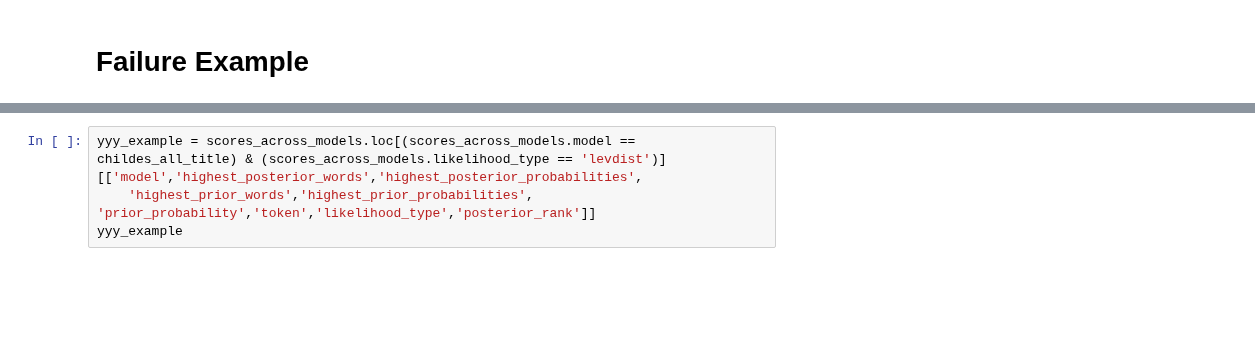
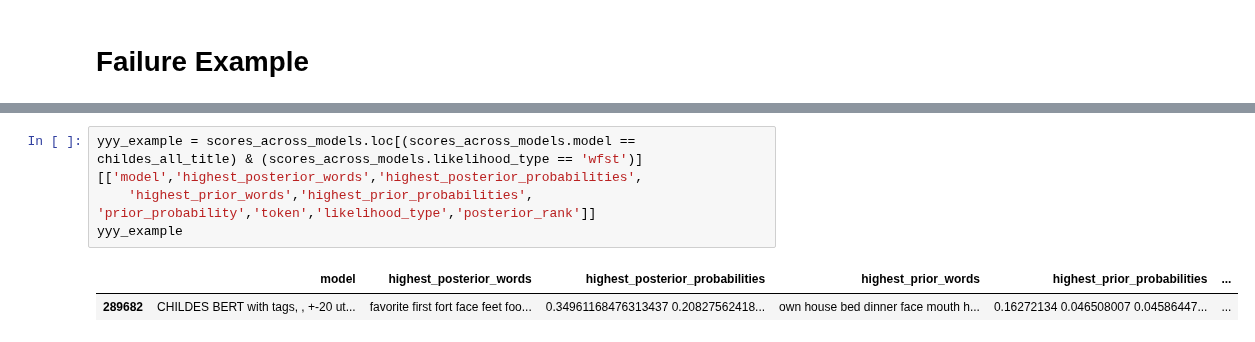
Before and after one commit to smeylan/child-directed-listening, a Jupyter notebook: Examples for Success and Failure Table.ipynb, the cells around one changed output, grey strips where cells are left out. Drawn from its saved outputs; the diff is of its cells as text; blank space fills up the shorter version.

```diff
--- a/Examples for Success and Failure Table.ipynb
+++ b/Examples for Success and Failure Table.ipynb
@@ -317,4 +469,7 @@ all_tokens_phono.loc[all_tokens_phono.utterance_id == yyy_idx][['gloss','actual_
 # %%
-yyy_example = scores_across_models.loc[(scores_across_models.model == childes_all_title) & (scores_across_models.likelihood_type == 'levdist')][['model','highest_posterior_words','highest_posterior_probabilities',
+yyy_example = scores_across_models.loc[(scores_across_models.model == childes_all_title) & (scores_across_models.likelihood_type == 'wfst')][['model','highest_posterior_words','highest_posterior_probabilities',
     'highest_prior_words','highest_prior_probabilities', 'prior_probability','token','likelihood_type','posterior_rank']]
 yyy_example
+# %% [output]
+|  | model | highest_posterior_words | highest_posterior_probabilities | highest_prior_words | highest_prior_probabilities | ... |
+| 289682 | CHILDES BERT with tags, , +-20 ut... | favorite first fort face feet foo... | 0.34961168476313437 0.20827562418... | own house bed dinner face mouth h... | 0.16272134 0.046508007 0.04586447... | ... |
```
Also changed, not shown: parts of 42 cells of this notebook, 11 other files.
